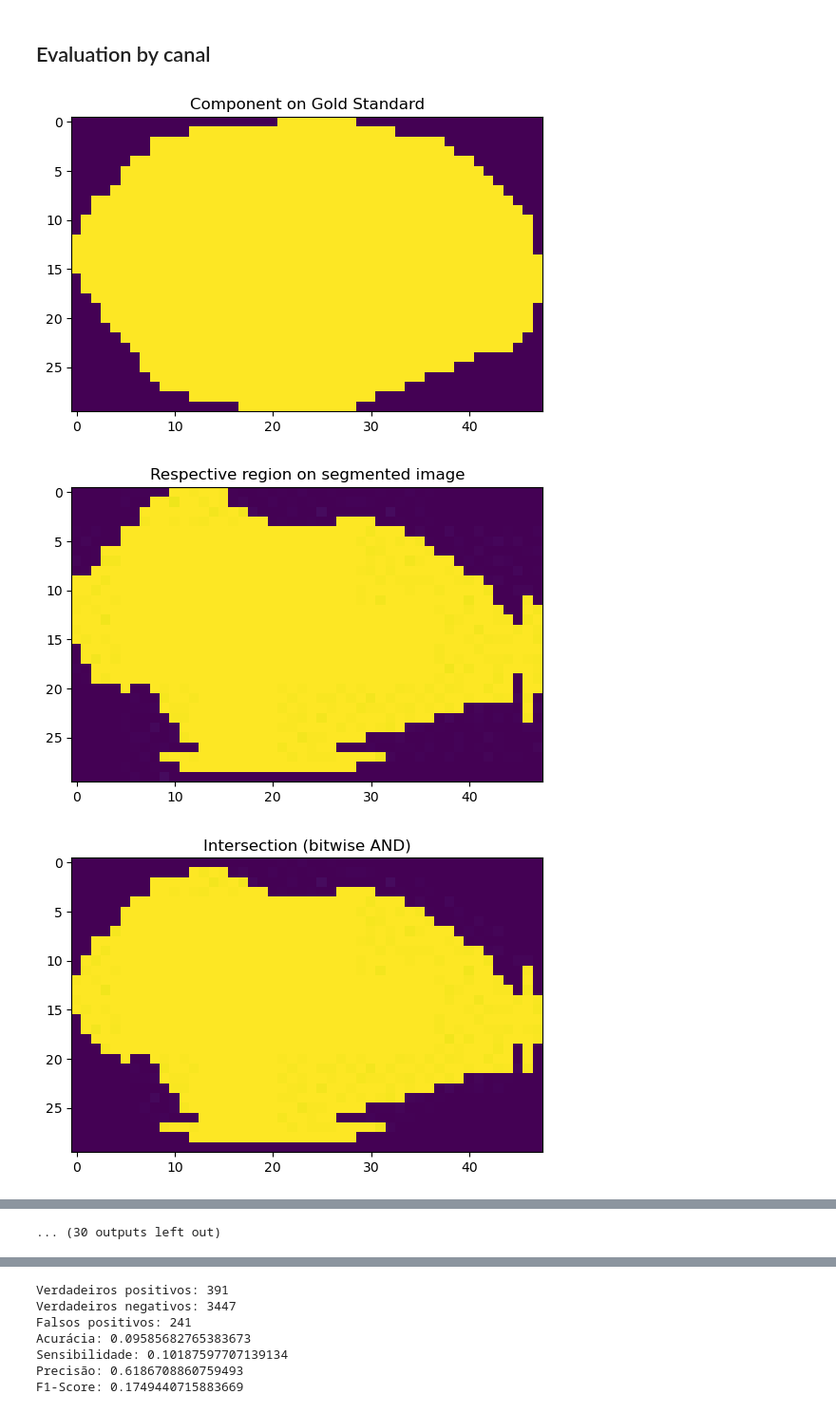
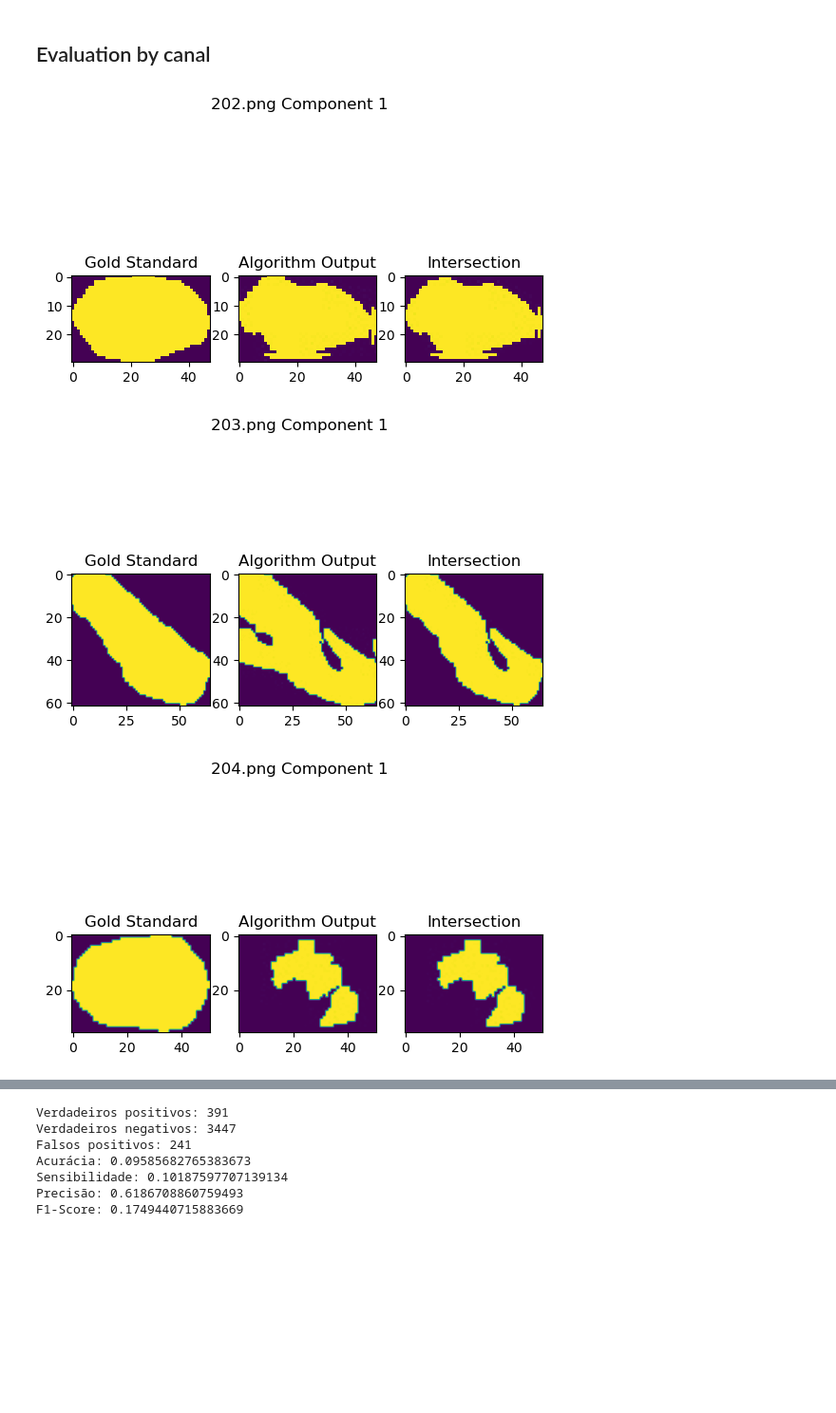
Before and after one commit to igorgonribs/tumor_regions_segmentation, a Jupyter notebook: sourcecode/BONE_CHANNELS/07_bones_evaluation_by_canal_gondim.ipynb, the cells around one changed output, grey strips where cells are left out. Shown at 95% size. Saved outputs shown, nothing was run; the diff lists cells and outputs as text; code cells hidden in the pictures; blank space fills up the shorter version.

```diff
--- a/sourcecode/BONE_CHANNELS/07_bones_evaluation_by_canal_gondim.ipynb
+++ b/sourcecode/BONE_CHANNELS/07_bones_evaluation_by_canal_gondim.ipynb
@@ -71,16 +71,16 @@ for fname in segmented_gondim_masks:
 
         bitwised = np.bitwise_and(original_mask_np[X:x, Y:y], segmented_mask_np[X:x, Y:y])
 
+        # Mostra alguns componentes
         if prop_idx == 0:
-            plt.imshow(original_mask_np[X:x, Y:y])
-            plt.title('Component on Gold Standard')
-            plt.show()
-            plt.title('Respective region on segmented image')
-            plt.imshow(segmented_mask_np[X:x, Y:y])
-            plt.show()
-            plt.title('Intersection (bitwise AND)')
-            plt.imshow(bitwised)
-            plt.show()
+            fig, (ax1, ax2, ax3) = plt.subplots(1, 3)
+            fig.suptitle(f'{fname} Component {prop_idx+1}')
+            ax1.set_title('Gold Standard')
+            ax1.imshow(original_mask_np[X:x, Y:y])
+            ax2.set_title('Algorithm Output')
+            ax2.imshow(segmented_mask_np[X:x, Y:y])
+            ax3.set_title('Intersection')
+            ax3.imshow(bitwised)
 
         count_original = np.count_nonzero(original_mask_np[X:x, Y:y])
         count_intersection = np.count_nonzero(bitwised)
@@ -103,33 +103,33 @@ for fname in segmented_gondim_masks:
         else:
             vn = vn + 1
             bbox_labeled = labeled_original_mask[X:x, Y:y]
             a = np.nonzero(bbox_labeled)[0][0]
             b = np.nonzero(bbox_labeled)[1][0]
             original_mask_label = bbox_labeled[a][b]
             already_processed_components.append((original_mask_label, None))
 
     segmented_mask_props = regionprops(labeled_segmented_mask)
 
     for prop_idx in range(len(segmented_mask_props)):
         ## Verifica se componente já foi processado
         [X, Y, x, y] = segmented_mask_props[prop_idx].bbox
         bbox_labeled = labeled_segmented_mask[X:x, Y:y]
         a = np.nonzero(bbox_labeled)[0][0]
         b = np.nonzero(bbox_labeled)[1][0]
         current_component_label = bbox_labeled[a][b]
         alread_processed = False
 
         for i in already_processed_components:
             if i[1] == current_component_label:
                 alread_processed = True
                 break
 
         if alread_processed:
             break
 
         fp = fp + 1
         already_processed_components.append((None, current_component_label))
 # %% [output]
-[figure, old version]
+[figure, new version]
-[figure, old version]
+[figure, new version]
-[figure, old version]
+[figure, new version]
@@ -145 +144,0 @@ for fname in segmented_gondim_masks:
-... (30 outputs left out)
```
Also changed, not shown: parts of 1 cell of this notebook, 48 other files.
